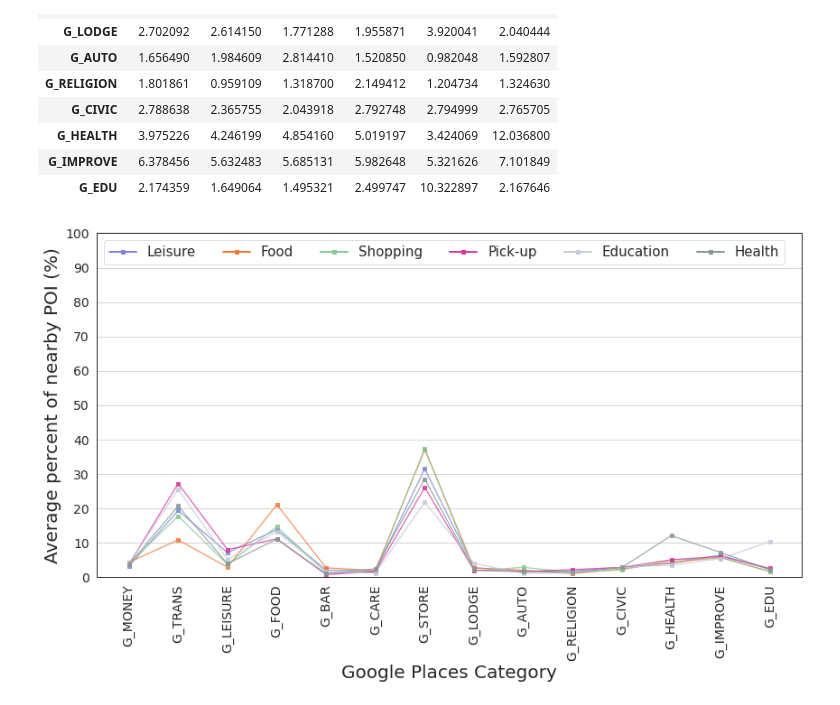
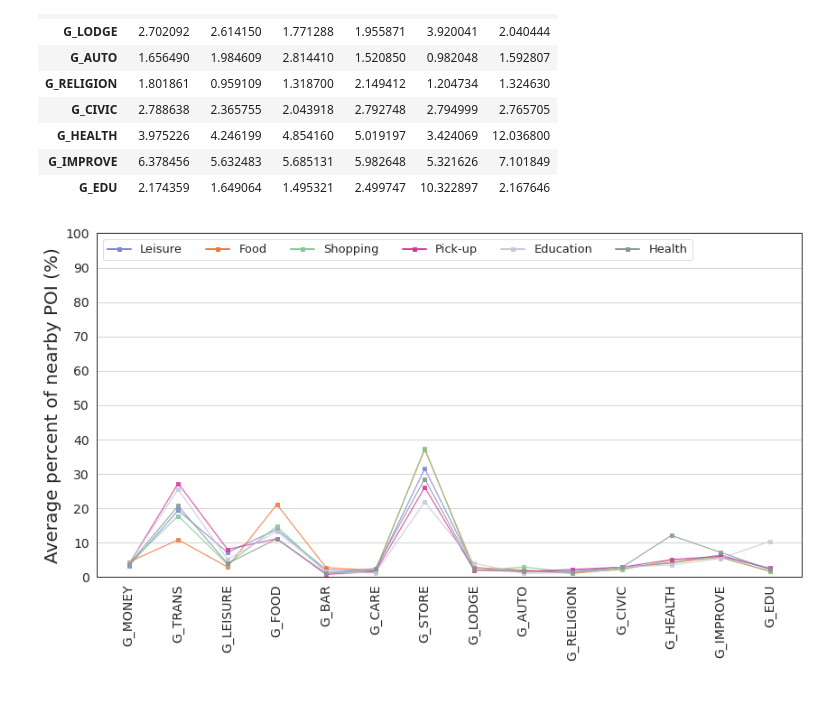
Before and after one commit to Thomasjkeel/Trip_Purpose_Classification, a Jupyter notebook: Notebooks/analysis/exploratory_data_analysis.ipynb, the cells around one changed output. Saved outputs shown, nothing was run; the diff lists cells and outputs as text; code cells hidden in the pictures.

Commit message:
fix figures 8 and 9

```diff
--- a/Notebooks/analysis/exploratory_data_analysis.ipynb
+++ b/Notebooks/analysis/exploratory_data_analysis.ipynb
@@ -350,22 +350,23 @@ poi_trips_grp_T
 # %%
 sns.set_style('white')
 sns.set_context('paper')
 fig, ax = plt.subplots(1, figsize=(14,7))
 LONG_NAMES = ['Leisure','Food','Shopping','Pick-up','Education','Health']
 COLOURBLIND_PALETTE = ["#7b85d4","#f37738","#83c995","#d7369e","#c4c9d8","#859795","#e9d043","#ad5b50", "#ffa07a", "k"]
 poi_trips_grp_T.plot(ax=ax, color=COLOURBLIND_PALETTE, legend=False, alpha=.8, marker='s')
 
 legend_elements = [mlines.Line2D([0], [0], color=COLOURBLIND_PALETTE[i],marker='s', lw=2,) for i in range(len(COLOURBLIND_PALETTE))]
-ax.legend(legend_elements, LONG_NAMES,fontsize=15, loc='upper left', ncol=len(LONG_NAMES), fancybox=True)
-ax.set_xlabel("Google Places Category", size=20)
+ax.legend(legend_elements, LONG_NAMES,fontsize=13, loc='upper left', ncol=len(LONG_NAMES), fancybox=True)
+# ax.set_xlabel("Google Places Category", size=20)
+ax.set_xlabel("", size=20)
 ax.set_ylabel("Average percent of nearby POI (%)", size=20)
-ax.set_ylim(0,50)
+ax.set_ylim(0,100)
 plt.xticks(np.arange(0,14,1), labels = list(poi_trips_grp.T.index), rotation=90, size=14);
+# plt.xticks(np.arange(0,6,1), labels=LONG_NAMES, size=17)
 
 ax.grid(axis='y')
-plt.ylim(0,100)
 plt.yticks(np.arange(0,109,10),size=14);
-# plt.savefig('../../other/images/average_google_place_by_purpose.tif',bbox_inches='tight', dpi = 300)
-# plt.savefig('../../other/images/average_google_place_by_purpose.png',bbox_inches='tight', dpi = 300)
+# plt.savefig('../../other/images/average_google_place_by_purpose_opposite.tif',bbox_inches='tight', dpi = 300)
+# plt.savefig('../../other/images/average_google_place_by_purpose_opposite.png',bbox_inches='tight', dpi = 300)
 # %% [output]
-[figure, old version]
+[figure, new version]
```
Also changed, not shown: parts of 1 cell of this notebook, 8 other files.
